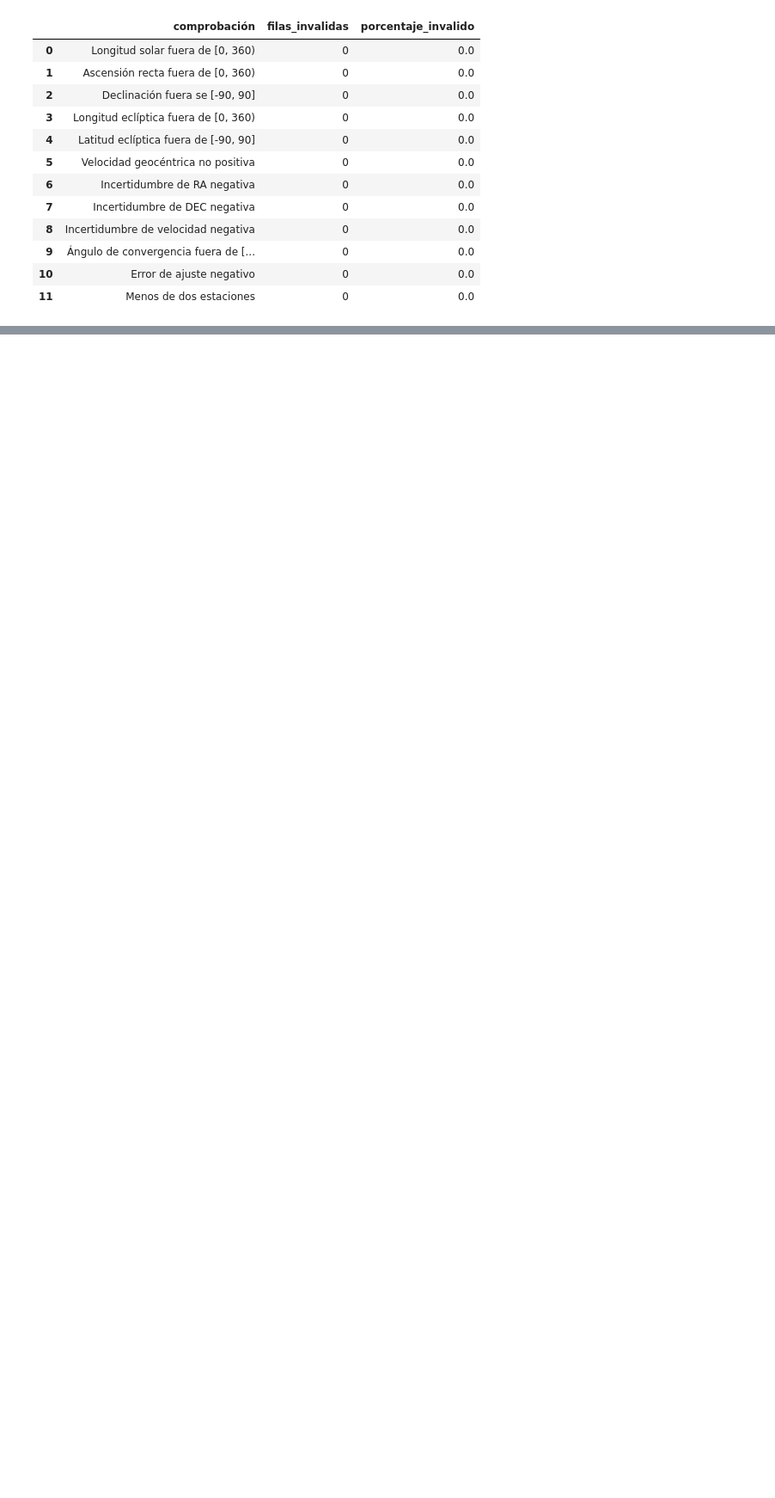
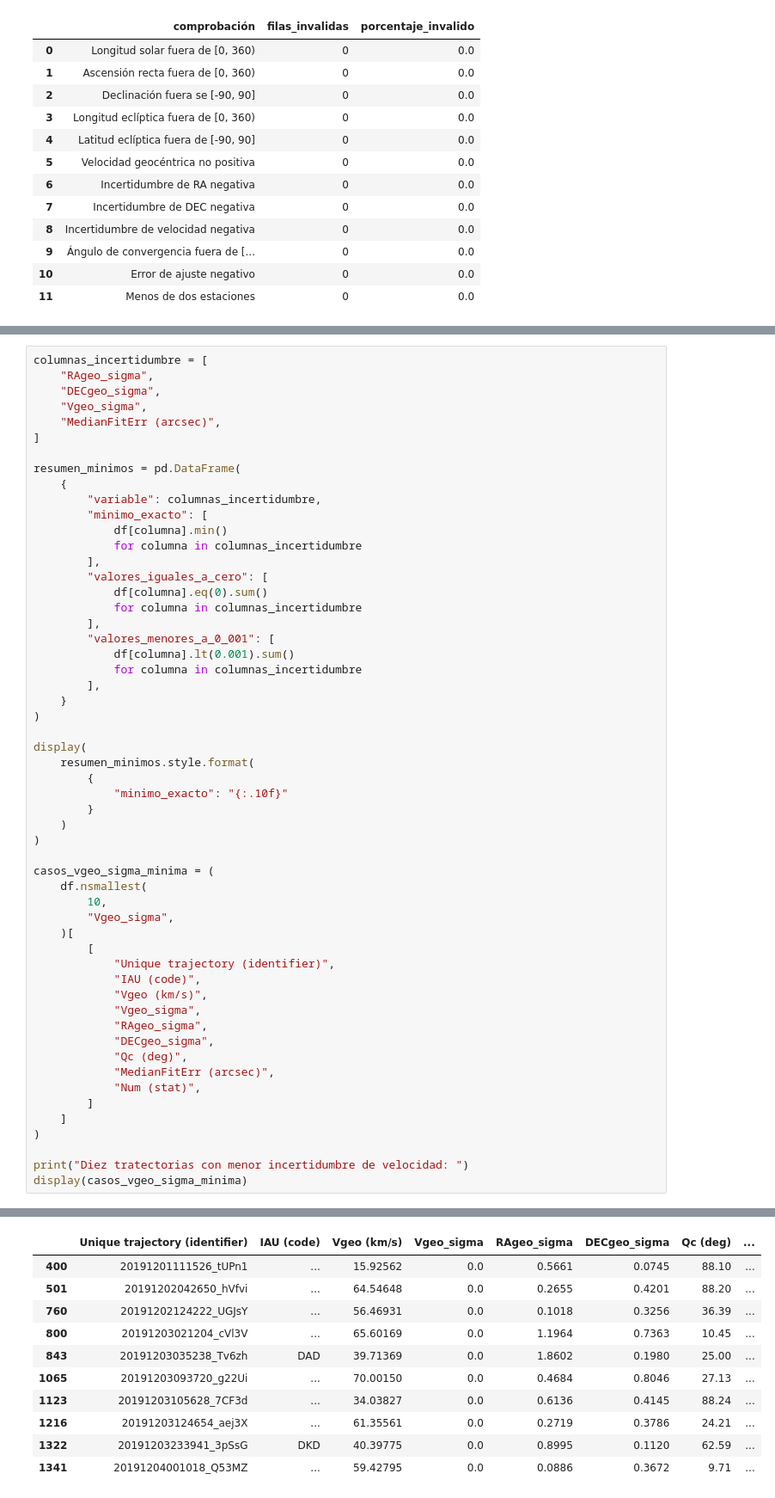
Before and after one commit to AlexBytes-23/Investigacion_geminidas, a Jupyter notebook: notebooks/01_auditoria_y_limpieza.ipynb, the cells around one changed output, grey strips where cells are left out. Shown at 86% size. Drawn from its saved outputs; the diff is of its cells as text; blank space fills up the shorter version.

```diff
--- a/notebooks/01_auditoria_y_limpieza.ipynb
+++ b/notebooks/01_auditoria_y_limpieza.ipynb
@@ -607,0 +666,56 @@ display(auditoria_rangos)
+# %%
+columnas_incertidumbre = [
+    "RAgeo_sigma",
+    "DECgeo_sigma",
+    "Vgeo_sigma",
+    "MedianFitErr (arcsec)",
+]
+
+resumen_minimos = pd.DataFrame(
+    {
+        "variable": columnas_incertidumbre,
+        "minimo_exacto": [
+            df[columna].min()
+            for columna in columnas_incertidumbre
+        ],
+        "valores_iguales_a_cero": [
+            df[columna].eq(0).sum()
+            for columna in columnas_incertidumbre
+        ],
+        "valores_menores_a_0_001": [
+            df[columna].lt(0.001).sum()
+            for columna in columnas_incertidumbre
+        ],
+    }
+)
+
+display(
+    resumen_minimos.style.format(
+        {
+            "minimo_exacto": "{:.10f}"
+        }
+    )
+)
+
+casos_vgeo_sigma_minima = (
+    df.nsmallest(
+        10,
+        "Vgeo_sigma",
+    )[
+        [
+            "Unique trajectory (identifier)",
+            "IAU (code)",
+            "Vgeo (km/s)",
+            "Vgeo_sigma",
+            "RAgeo_sigma",
+            "DECgeo_sigma",
+            "Qc (deg)",
+            "MedianFitErr (arcsec)",
+            "Num (stat)",
+        ]
+    ]
+)
+
+print("Diez tratectorias con menor incertidumbre de velocidad: ")
+display(casos_vgeo_sigma_minima)
+# %% [output]
@@ -607,0 +728,11 @@ display(auditoria_rangos)
+|  | Unique trajectory (identifier) | IAU (code) | Vgeo (km/s) | Vgeo_sigma | RAgeo_sigma | DECgeo_sigma | Qc (deg) | ... |
+| 400 | 20191201111526_tUPn1 | ... | 15.92562 | 0.0 | 0.5661 | 0.0745 | 88.10 | ... |
+| 501 | 20191202042650_hVfvi | ... | 64.54648 | 0.0 | 0.2655 | 0.4201 | 88.20 | ... |
+| 760 | 20191202124222_UGJsY | ... | 56.46931 | 0.0 | 0.1018 | 0.3256 | 36.39 | ... |
+| 800 | 20191203021204_cVl3V | ... | 65.60169 | 0.0 | 1.1964 | 0.7363 | 10.45 | ... |
+| 843 | 20191203035238_Tv6zh | DAD | 39.71369 | 0.0 | 1.8602 | 0.1980 | 25.00 | ... |
+| 1065 | 20191203093720_g22Ui | ... | 70.00150 | 0.0 | 0.4684 | 0.8046 | 27.13 | ... |
+| 1123 | 20191203105628_7CF3d | ... | 34.03827 | 0.0 | 0.6136 | 0.4145 | 88.24 | ... |
+| 1216 | 20191203124654_aej3X | ... | 61.35561 | 0.0 | 0.2719 | 0.3786 | 24.21 | ... |
+| 1322 | 20191203233941_3pSsG | DKD | 40.39775 | 0.0 | 0.8995 | 0.1120 | 62.59 | ... |
+| 1341 | 20191204001018_Q53MZ | ... | 59.42795 | 0.0 | 0.0886 | 0.3672 | 9.71 | ... |
```
Also changed, not shown: parts of 10 cells of this notebook.
